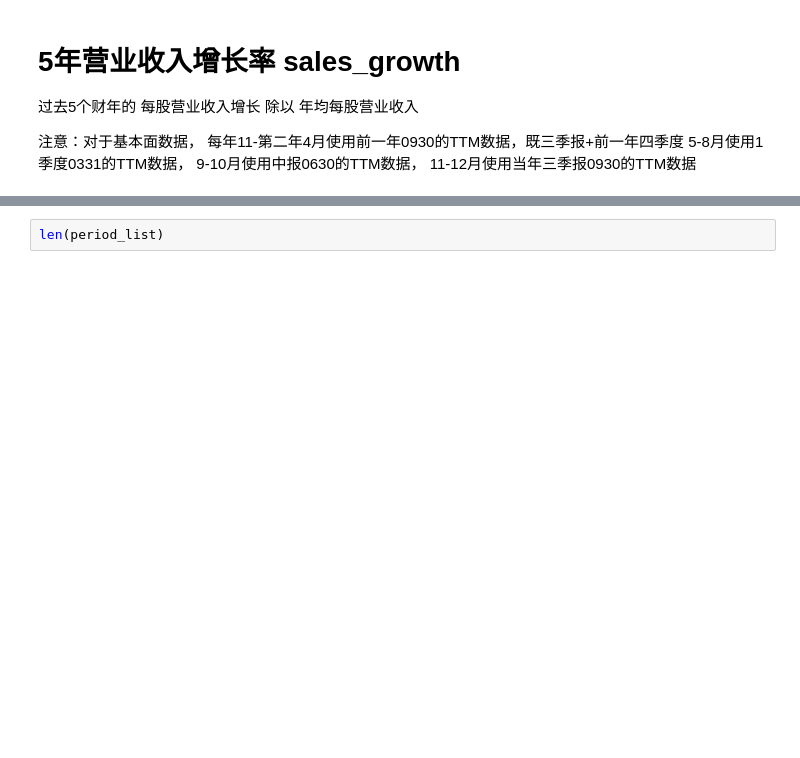
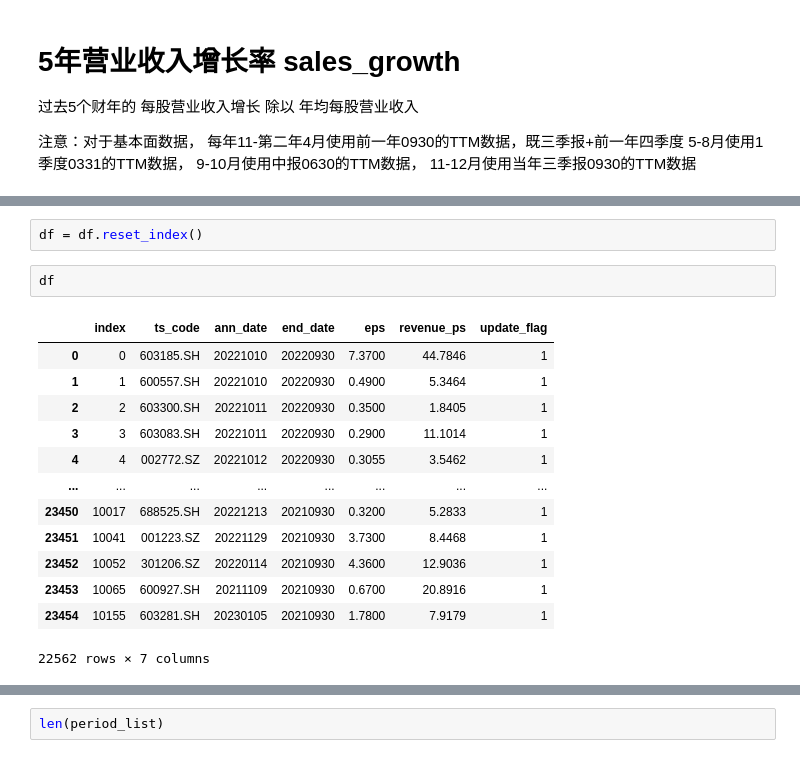
Before and after one commit to abautly8897/small_cap_growth, a Jupyter notebook: sales_growth_research.ipynb, the cells around one changed output, grey strips where cells are left out. Cells and saved outputs as stored; diff of their text form; blank space fills up the shorter version.

```diff
--- a/sales_growth_research.ipynb
+++ b/sales_growth_research.ipynb
@@ -148,0 +98,18 @@ D:\program\PyCharm 2022.3.3\jbr\bin
+# %%
+df = df.reset_index()
+# %%
+df
+# %% [output]
+|  | index | ts_code | ann_date | end_date | eps | revenue_ps | update_flag |
+| 0 | 0 | 603185.SH | 20221010 | 20220930 | 7.3700 | 44.7846 | 1 |
+| 1 | 1 | 600557.SH | 20221010 | 20220930 | 0.4900 | 5.3464 | 1 |
+| 2 | 2 | 603300.SH | 20221011 | 20220930 | 0.3500 | 1.8405 | 1 |
+| 3 | 3 | 603083.SH | 20221011 | 20220930 | 0.2900 | 11.1014 | 1 |
+| 4 | 4 | 002772.SZ | 20221012 | 20220930 | 0.3055 | 3.5462 | 1 |
+| ... | ... | ... | ... | ... | ... | ... | ... |
+| 23450 | 10017 | 688525.SH | 20221213 | 20210930 | 0.3200 | 5.2833 | 1 |
+| 23451 | 10041 | 001223.SZ | 20221129 | 20210930 | 3.7300 | 8.4468 | 1 |
+| 23452 | 10052 | 301206.SZ | 20220114 | 20210930 | 4.3600 | 12.9036 | 1 |
+| 23453 | 10065 | 600927.SH | 20211109 | 20210930 | 0.6700 | 20.8916 | 1 |
+| 23454 | 10155 | 603281.SH | 20230105 | 20210930 | 1.7800 | 7.9179 | 1 |
+22562 rows × 7 columns
```
Also changed, not shown: parts of 28 cells of this notebook, 3 other files.
